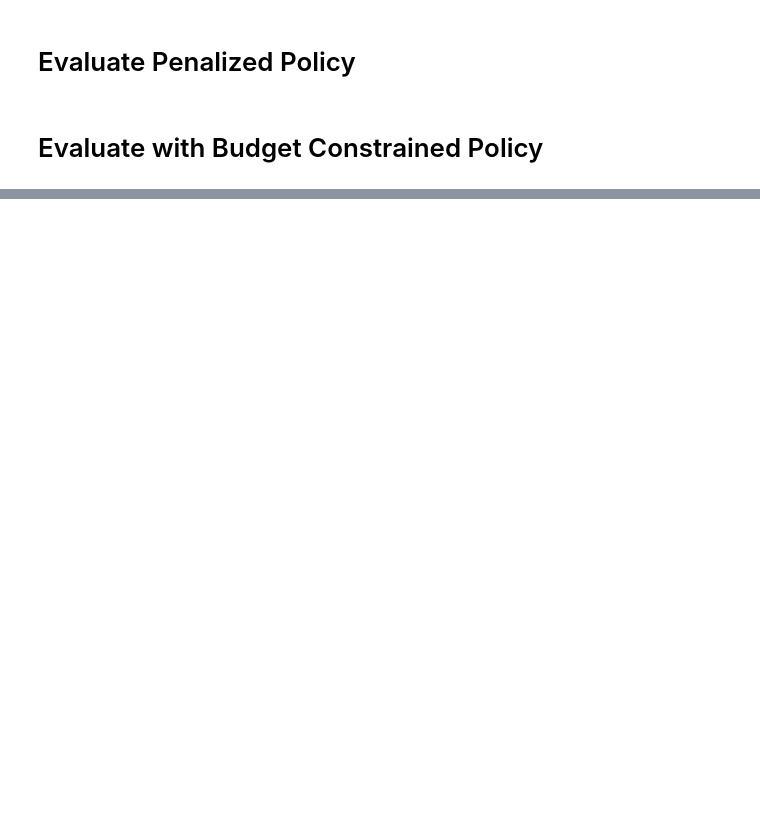
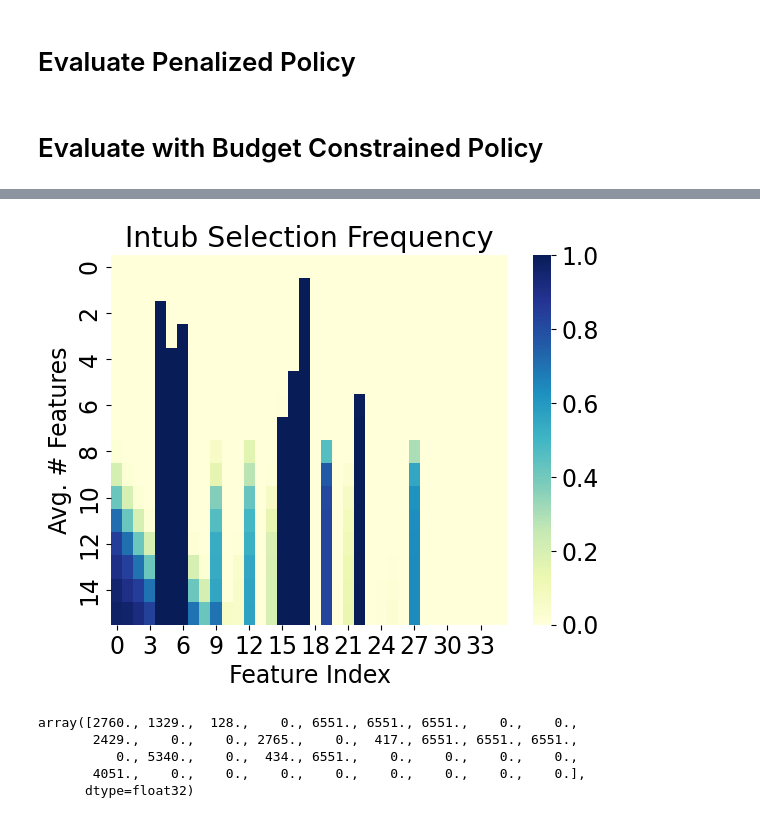
Before and after one commit to suinleelab/DIME, a Jupyter notebook: experiments/intub/Evaluate_Intub.ipynb, the cells around one changed output, grey strips where cells are left out. Saved outputs shown, nothing was run; the diff lists cells and outputs as text; code cells hidden in the pictures; blank space fills up the shorter version.

Commit message:
updating experiments

```diff
--- a/experiments/intub/Evaluate_Intub.ipynb
+++ b/experiments/intub/Evaluate_Intub.ipynb
@@ -118,7 +130,7 @@ for trial in range(5):
 
         y = metric_dict['y']
         pred = metric_dict['pred']
-        auc_score = auc_metric(pred, y)
+        auc_score = acc_metric(pred, y)
         final_masks = np.array(metric_dict['mask'])
         accuracy_scores_lamda.append(auc_score)
         avg_num_features_lamda.append(np.mean(np.sum(final_masks, axis=1)))
@@ -132,40 +144,55 @@ for trial in range(5):
 # %% [markdown]
 # Evaluate with Budget Constrained Policy
 # %%
-for trial in range(5):
+import sklearn.metrics as metrics
+num_selections = []
+feature_index = []
+freq = []
+
+for trial in range(1):
     results_dict = {"acc": {}}
-    trained_model_path = f"<path_to_trained_model>"
-    greedy_cmi_estimator = GreedyCMIEstimatorPL.load_from_checkpoint(trained_model_path,
+#     trained_model_path = f"/projects/leelab/sgadgil/Projects/DIME/experiments/intub/logs/max_features_40_with_decay_rate_0.2_use_entropy_false_feature_cost_False_trial_6/version_0/checkpoints/best_val_perfomance_model.ckpt"
+    trained_model_path = f"/projects/leelab/sgadgil/Projects/DIME/experiments/intub/logs/max_features_40_with_decay_rate_0.2_use_entropy_feature_cost_False_trial_0/version_0/checkpoints/best_val_perfomance_model.ckpt"
+    greedy_cmi_estimator = CMIEstimator.load_from_checkpoint(trained_model_path,
                                                                      value_network=value_network,
                                                                      predictor=predictor,
                                                                      mask_layer=mask_layer,
                                                                      lr=1e-3,
                                                                     max_features=40,
-                                                                    eps=0.05,
+                                                                    eps=0.1,
                                                                     loss_fn=nn.CrossEntropyLoss(reduction='none'),
                                                                     val_loss_fn=auc_metric,
                                                                     eps_decay=0.2,
                                                                     eps_steps=10,
                                                                     patience=5,
-                                                                    feature_costs=None
+                                                                    feature_costs=None,
+                                                             cmi_scaling='bounded'
                                                             ).to(device)
     avg_num_features_budget = []
     accuracy_scores_budget = []
     all_masks_budget=[]
-    max_budget_values = [1, 3, 5, 10, 15, 20, 25]
+    max_budget_values = range(1, 16) #[1, 3, 5, 10, 15, 20, 25]
+    freq.append([0] * 36)
     for budget in max_budget_values:
         metric_dict_budget = greedy_cmi_estimator.inference(trainer, test_dataloader, feature_costs=None, budget=budget)
 
         y = metric_dict_budget['y']
         pred = metric_dict_budget['pred']
-        accuracy_score = auc_metric(pred, y)
+        conf_matrix = metrics.confusion_matrix(y, np.argmax(pred, axis=1))
+        cls_acc = np.diag(conf_matrix) / np.sum(conf_matrix, 1) # accuracy per class
+        cls_avg = np.sum(cls_acc) / conf_matrix.shape[0]
+        print("Rebalanced accuracy: {}".format(cls_avg))
+
+        accuracy_score = acc_metric(pred.float(), y)
         final_masks = np.array(metric_dict_budget['mask'])
         accuracy_scores_budget.append(accuracy_score)
         avg_num_features_budget.append(np.mean(np.sum(final_masks, axis=1)))
         results_dict['acc'][np.mean(np.sum(final_masks, axis=1))] = accuracy_score
         print(f"Budget={budget}, AUROC={accuracy_score}, Avg. num features={np.mean(np.sum(final_masks, axis=1))}")
-
+#         num_selections += [budget] * final_masks.shape[1]
+#         feature_index += list(range(0, final_masks.shape[1]))
+        freq.append(list(sum(final_masks) / final_masks.shape[0]))
         all_masks_budget.append(final_masks)
 
-    with open(f'results/intub_ours_trial_{trial}.pkl', 'wb') as f:
+    with open(f'results/intub_ours_trial_{trial}_auc.pkl', 'wb') as f:
         pickle.dump(results_dict, f)
@@ -171,0 +219,19 @@ for trial in range(5):
+# %%
+import seaborn as sns
+df = pd.DataFrame(np.array(freq))
+plt.rcParams.update({'font.size': 17})
+sns.heatmap(df,  cmap="YlGnBu")
+plt.xlabel("Feature Index")
+plt.ylabel("Avg. # Features")
+plt.title("Intub Selection Frequency")
+plt.savefig("Intub_Selection_Freq.pdf", format="pdf", bbox_inches="tight")
+# %% [output]
+[figure, added]
+# %%
+np.sum(final_masks, axis=0)
+# %% [output]
+array([2760., 1329.,  128.,    0., 6551., 6551., 6551.,    0.,    0.,
+       2429.,    0.,    0., 2765.,    0.,  417., 6551., 6551., 6551.,
+          0., 5340.,    0.,  434., 6551.,    0.,    0.,    0.,    0.,
+       4051.,    0.,    0.,    0.,    0.,    0.,    0.,    0.,    0.],
+      dtype=float32)
```
Also changed, not shown: parts of 6 cells of this notebook, 11 other files.
